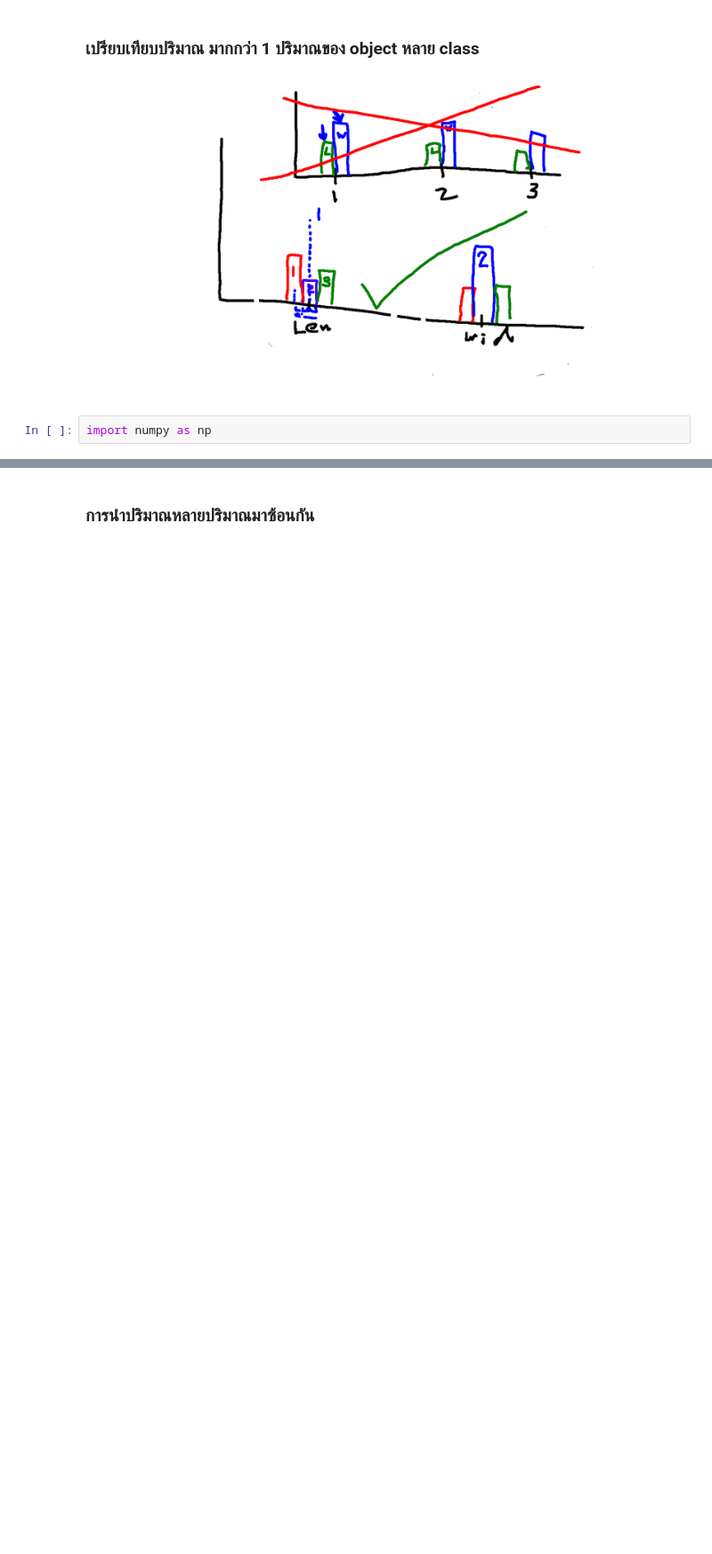
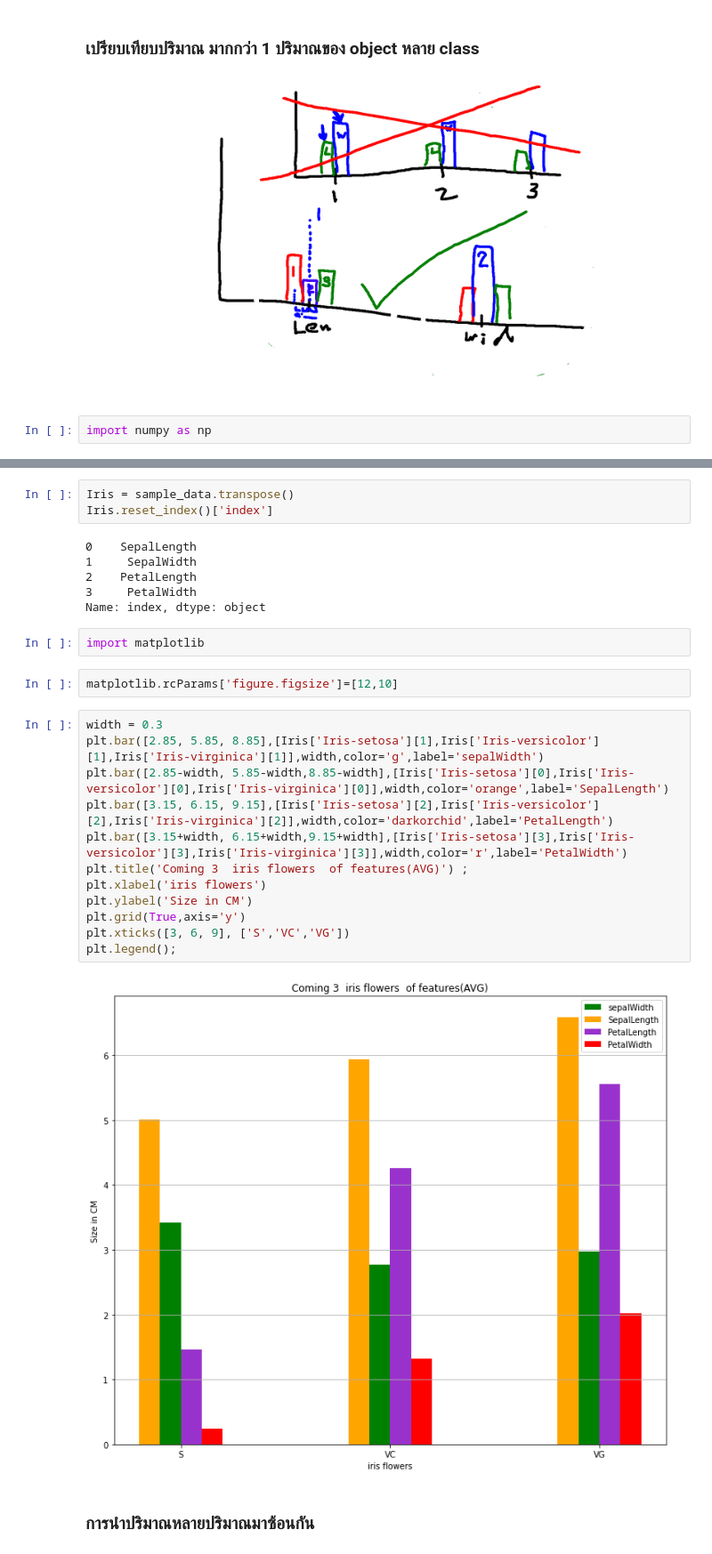
Before and after one commit to Pittawas6330210206/BasicProg_Dataviz65, a Jupyter notebook: DataViz04_Data_Comparison.ipynb, the cells around one changed output, grey strips where cells are left out. Shown at 89% size. Cells and saved outputs as stored; diff of their text form; blank space fills up the shorter version.

```diff
--- a/DataViz04_Data_Comparison.ipynb
+++ b/DataViz04_Data_Comparison.ipynb
@@ -264,3 +260,30 @@ SyntaxError: ignored
+# %%
+Iris = sample_data.transpose()
+Iris.reset_index()['index']
+# %% [output]
+0    SepalLength
+1     SepalWidth
+2    PetalLength
+3     PetalWidth
+Name: index, dtype: object
+# %%
+import matplotlib
+# %%
+matplotlib.rcParams['figure.figsize']=[12,10]
+# %%
+width = 0.3
+plt.bar([2.85, 5.85, 8.85],[Iris['Iris-setosa'][1],Iris['Iris-versicolor'][1],Iris['Iris-virginica'][1]],width,color='g',label='sepalWidth')
+plt.bar([2.85-width, 5.85-width,8.85-width],[Iris['Iris-setosa'][0],Iris['Iris-versicolor'][0],Iris['Iris-virginica'][0]],width,color='orange',label='SepalLength')
+plt.bar([3.15, 6.15, 9.15],[Iris['Iris-setosa'][2],Iris['Iris-versicolor'][2],Iris['Iris-virginica'][2]],width,color='darkorchid',label='PetalLength')
+plt.bar([3.15+width, 6.15+width,9.15+width],[Iris['Iris-setosa'][3],Iris['Iris-versicolor'][3],Iris['Iris-virginica'][3]],width,color='r',label='PetalWidth')
+plt.title('Coming 3  iris flowers  of features(AVG)') ;
+plt.xlabel('iris flowers')
+plt.ylabel('Size in CM')
+plt.grid(True,axis='y')
+plt.xticks([3, 6, 9], ['S','VC','VG'])
+plt.legend();
+# %% [output]
+[figure, added]
 # %% [markdown]
 ### การนำปริมาณหลายปริมาณมาซ้อนกัน
 # %% [markdown]
```
Also changed, not shown: parts of 26 cells of this notebook.
